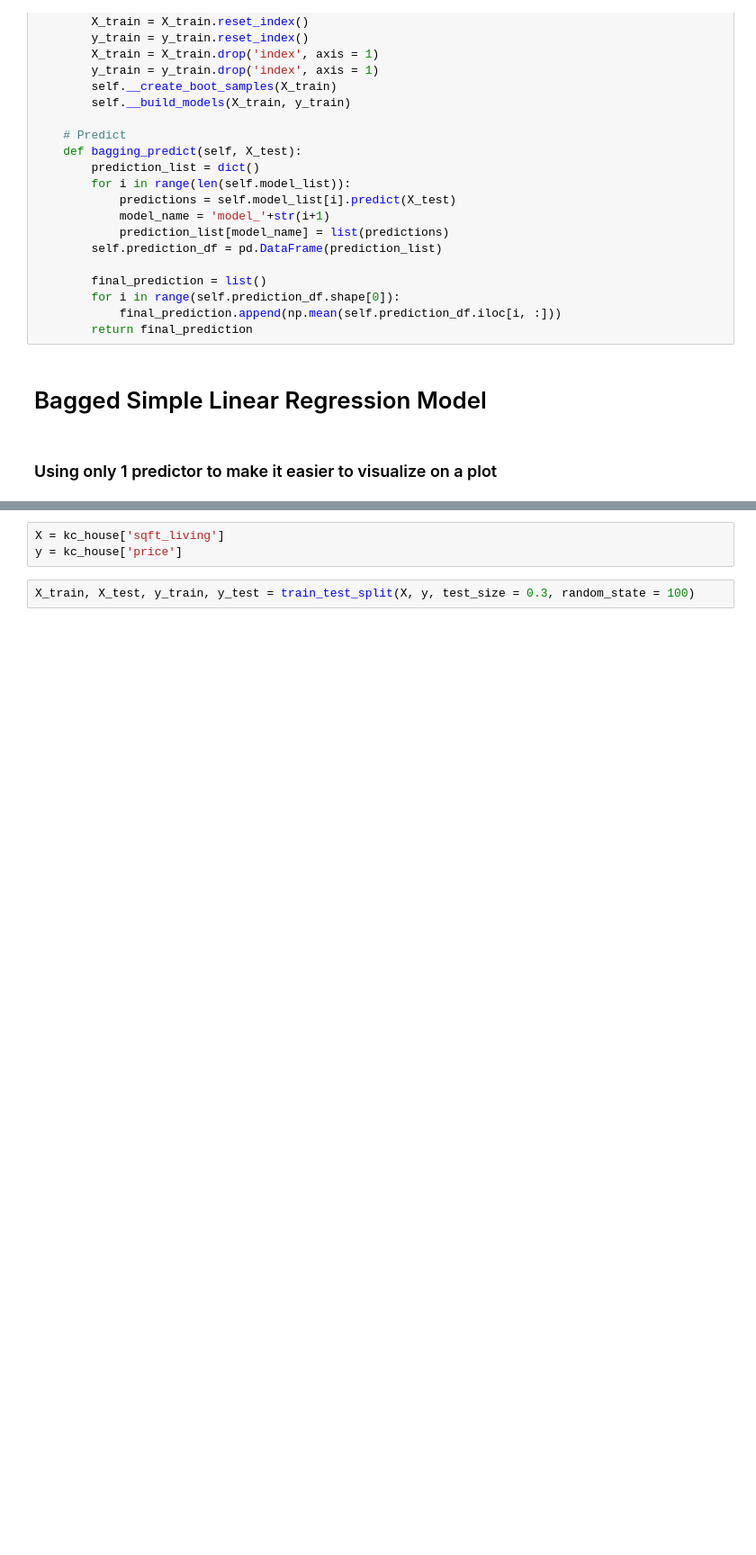
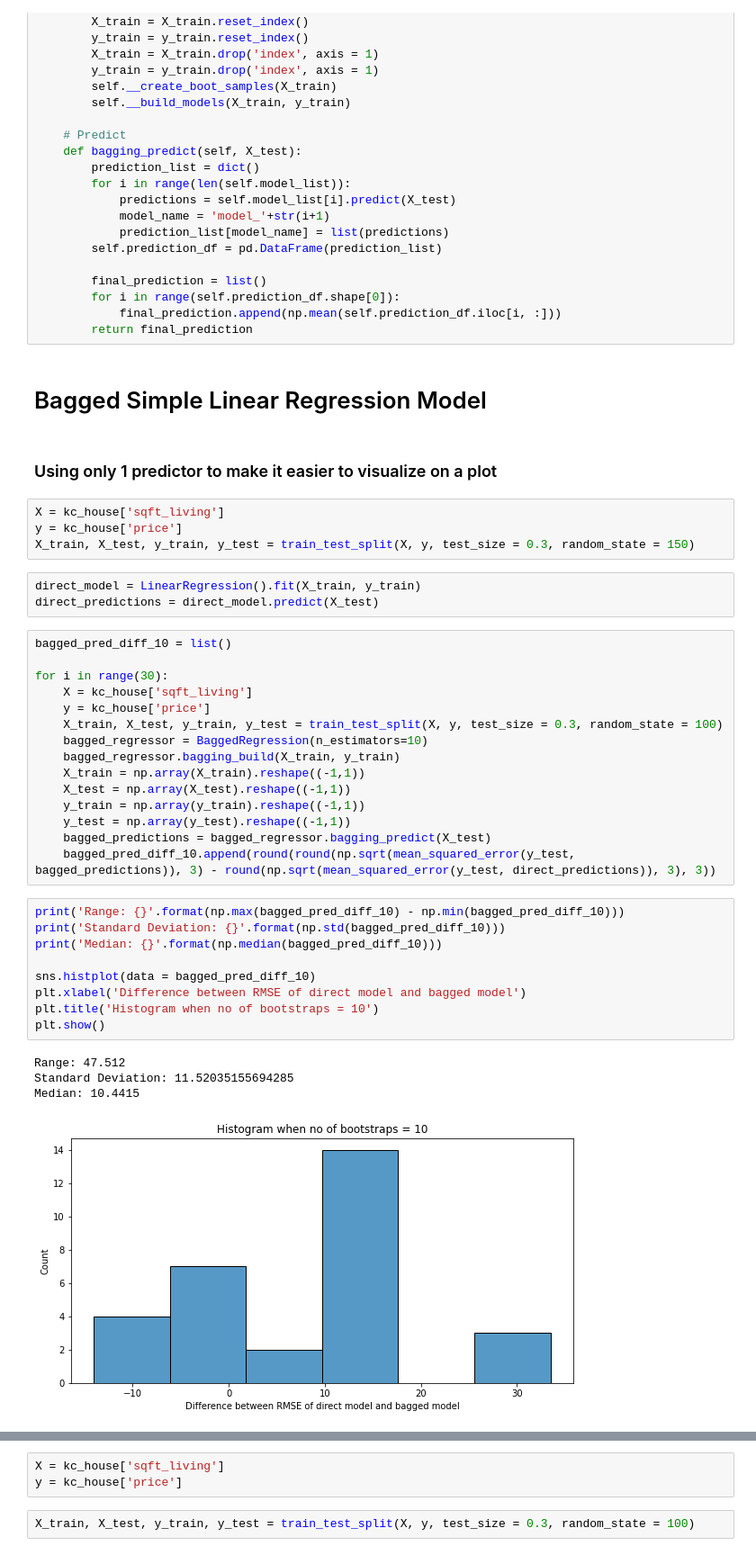
Before and after one commit to akshayamrit/Bagging-on-low-variance-models, a Jupyter notebook: Bagging on Linear Regression.ipynb, the cells around one changed output, grey strips where cells are left out. Shown at 90% size. Cells and saved outputs as stored; diff of their text form; blank space fills up the shorter version.

```diff
--- a/Bagging on Linear Regression.ipynb
+++ b/Bagging on Linear Regression.ipynb
@@ -118,3 +118,39 @@ class BaggedRegression:
 # Bagged Simple Linear Regression Model
 # %% [markdown]
 ### Using only 1 predictor to make it easier to visualize on a plot
+# %%
+X = kc_house['sqft_living']
+y = kc_house['price']
+X_train, X_test, y_train, y_test = train_test_split(X, y, test_size = 0.3, random_state = 150)
+# %%
+direct_model = LinearRegression().fit(X_train, y_train)
+direct_predictions = direct_model.predict(X_test)
+# %%
+bagged_pred_diff_10 = list()
+
+for i in range(30):
+    X = kc_house['sqft_living']
+    y = kc_house['price']
+    X_train, X_test, y_train, y_test = train_test_split(X, y, test_size = 0.3, random_state = 100)
+    bagged_regressor = BaggedRegression(n_estimators=10)
+    bagged_regressor.bagging_build(X_train, y_train)
+    X_train = np.array(X_train).reshape((-1,1))
+    X_test = np.array(X_test).reshape((-1,1))
+    y_train = np.array(y_train).reshape((-1,1))
+    y_test = np.array(y_test).reshape((-1,1))
+    bagged_predictions = bagged_regressor.bagging_predict(X_test)
+    bagged_pred_diff_10.append(round(round(np.sqrt(mean_squared_error(y_test, bagged_predictions)), 3) - round(np.sqrt(mean_squared_error(y_test, direct_predictions)), 3), 3))
+# %%
+print('Range: {}'.format(np.max(bagged_pred_diff_10) - np.min(bagged_pred_diff_10)))
+print('Standard Deviation: {}'.format(np.std(bagged_pred_diff_10)))
+print('Median: {}'.format(np.median(bagged_pred_diff_10)))
+
+sns.histplot(data = bagged_pred_diff_10)
+plt.xlabel('Difference between RMSE of direct model and bagged model')
+plt.title('Histogram when no of bootstraps = 10')
+plt.show()
+# %% [output]
+Range: 47.512
+Standard Deviation: 11.52035155694285
+Median: 10.4415
+[figure, added]
```
Also changed, not shown: parts of 14 cells of this notebook, 4 other files.
